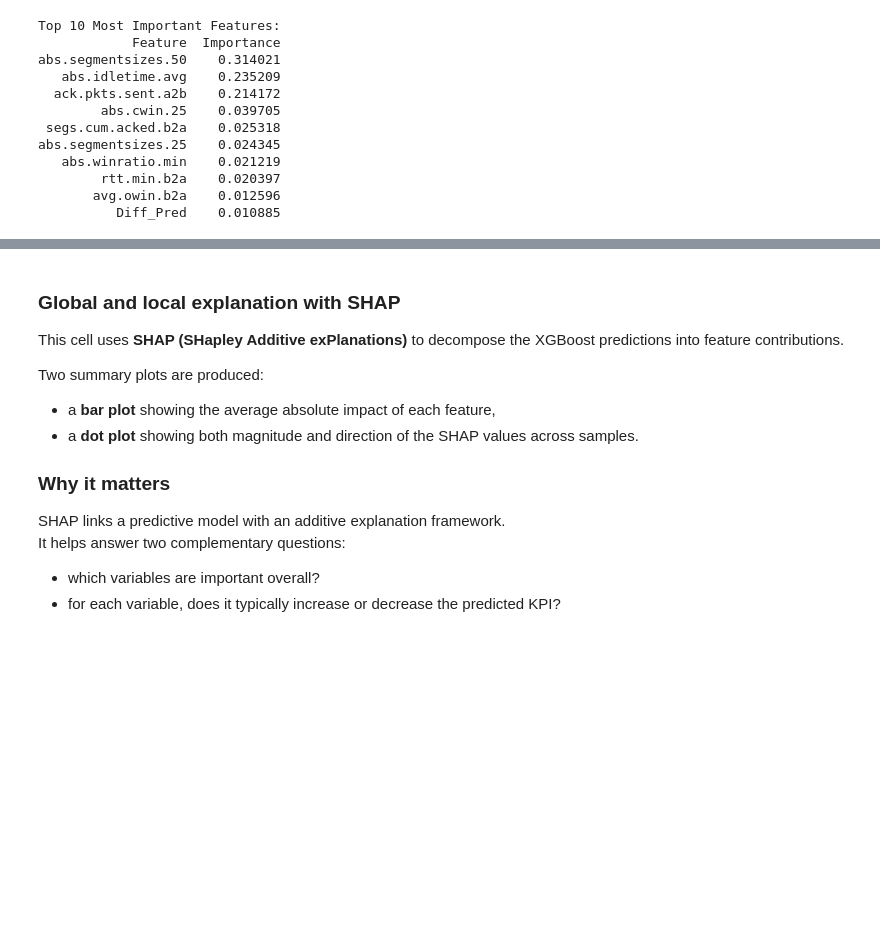
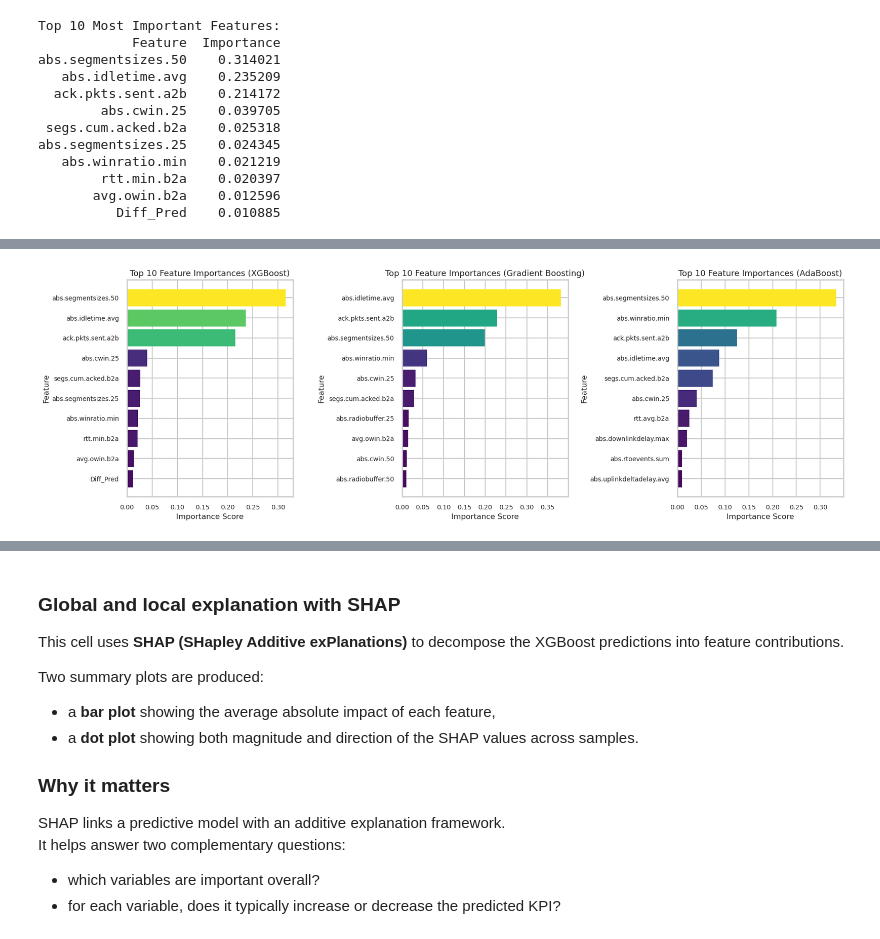
Before and after one commit to JuanMarcosRamirez/xmlad, a Jupyter notebook: 03_explainability.ipynb, the cells around one changed output, grey strips where cells are left out. Drawn from its saved outputs; the diff is of its cells as text; code cells hidden in the pictures; blank space fills up the shorter version.

```diff
--- a/03_explainability.ipynb
+++ b/03_explainability.ipynb
@@ -307,0 +317,89 @@ abs.segmentsizes.25    0.024345
+# %%
+gbr_model = GradientBoostingRegressor(random_state=RANDOM_STATE)
+gbr_model.fit(X_train, y_train)
+y_pred_gbr = gbr_model.predict(X_train)
+
+ada_model = AdaBoostRegressor(random_state=RANDOM_STATE)
+ada_model.fit(X_train, y_train)
+y_pred_ada = ada_model.predict(X_train)
+
+# Extract feature importances
+feature_names = np.array(data.columns[data.columns != target_kpi])
+
+importances_xgb = best_model.feature_importances_
+importances_gbr = gbr_model.feature_importances_
+importances_ada = ada_model.feature_importances_
+
+# Create DataFrames for top 10 features for each model
+importance_df_xgb = pd.DataFrame({
+    'Feature': feature_names,
+    'Importance': importances_xgb
+}).sort_values('Importance', ascending=False).head(10)
+
+importance_df_gbr = pd.DataFrame({
+    'Feature': feature_names,
+    'Importance': importances_gbr
+}).sort_values('Importance', ascending=False).head(10)
+
+importance_df_ada = pd.DataFrame({
+    'Feature': feature_names,
+    'Importance': importances_ada
+}).sort_values('Importance', ascending=False).head(10)
+
+# Create a figure with 3 subplots
+fig, axes = plt.subplots(1, 3, figsize=(18, 6))
+
+models = [
+    ('XGBoost', importance_df_xgb),
+    ('Gradient Boosting', importance_df_gbr),
+    ('AdaBoost', importance_df_ada)
+]
+
+for ax, (model_name, df) in zip(axes, models):
+    bar_positions = np.arange(len(df))
+    bars = ax.barh(bar_positions, df['Importance'], edgecolor='black')
+    ax.set_yticks(bar_positions)
+    ax.set_yticklabels(df['Feature'])
+
+    # Color bars by importance
+    colors = plt.cm.viridis(df['Importance'] / df['Importance'].max())
+    for bar, color in zip(bars, colors):
+        bar.set_color(color)
+
+    ax.invert_yaxis()
+    ax.set_xlabel('Importance Score', fontsize=12)
+    ax.set_ylabel('Feature', fontsize=12)
+    ax.set_title(f'Top 10 Feature Importances ({model_name})', fontsize=13)
+    ax.tick_params(axis="both", labelsize=10)
+
+plt.tight_layout()
+plt.show()
+
+# Compute average rank of features across models
+from scipy.stats import rankdata
+
+# Get ranks for each model (lower rank = more important)
+ranks_xgb = rankdata(-importances_xgb)  # rank 1 for highest importance
+ranks_gbr = rankdata(-importances_gbr)
+ranks_ada = rankdata(-importances_ada)
+
+# Create a DataFrame with ranks
+rank_df = pd.DataFrame({
+    'Feature': feature_names,
+    'Rank_XGB': ranks_xgb,
+    'Rank_GBR': ranks_gbr,
+    'Rank_Ada': ranks_ada
+})
+
+# Compute average rank
+rank_df['Avg_Rank'] = rank_df[['Rank_XGB', 'Rank_GBR', 'Rank_Ada']].mean(axis=1)
+
+# Sort by average rank ascending and get top 10
+top_10_avg_rank = rank_df.sort_values('Avg_Rank').head(10)
+
+# Print the top 10 features by average rank
+print("\nTop 10 Most Important Features (Averaged Rank):")
+for idx, row in top_10_avg_rank.iterrows():
+    print(f"{row['Feature']}: Avg Rank {row['Avg_Rank']:.2f} (XGB: {row['Rank_XGB']:.0f}, GBR: {row['Rank_GBR']:.0f}, Ada: {row['Rank_Ada']:.0f})")
+# %% [output]
+[figure, added]
```
Also changed, not shown: parts of 7 cells of this notebook, 2 other files.
